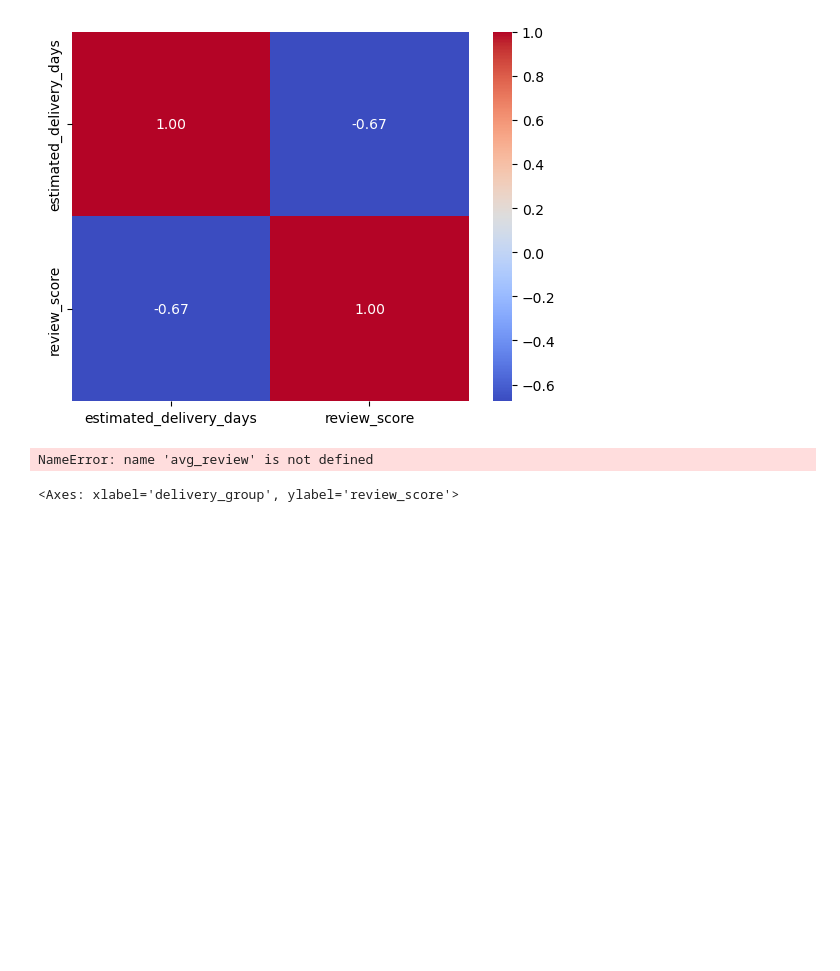
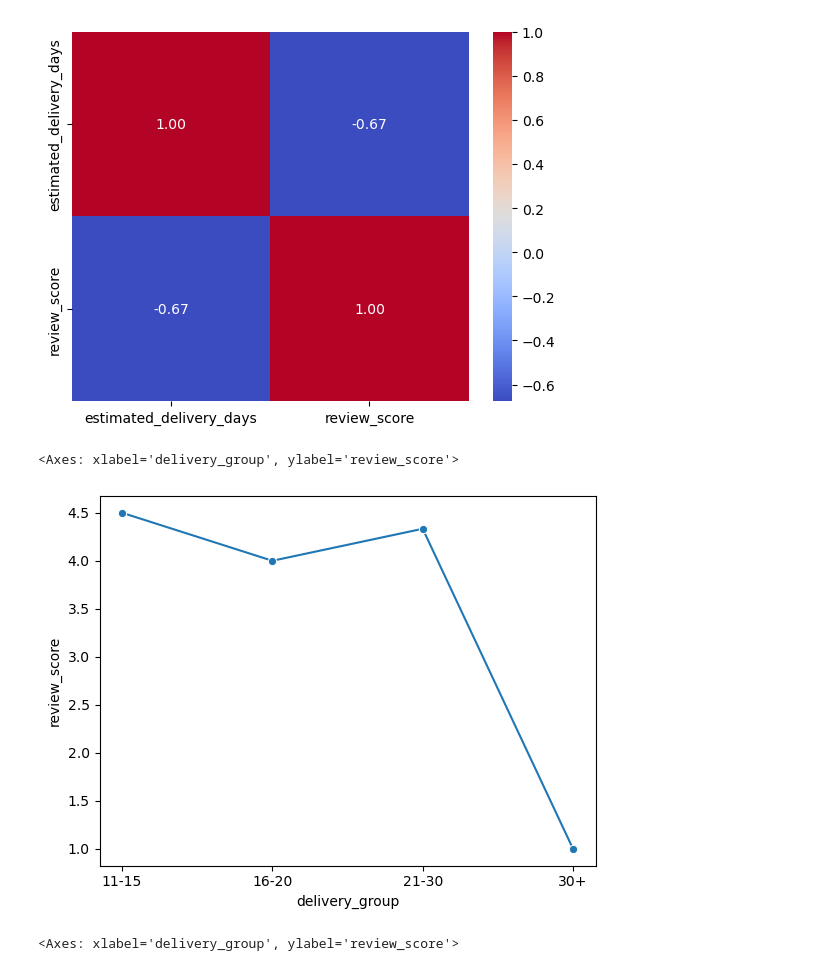
Before and after one commit to Vinaychauhan06/E-Commerce-Analytics-Dashboard-Python-SQL-Power-BI-, a Jupyter notebook: 02_EDA_Analysis.ipynb, the cells around one changed output. Drawn from its saved outputs; the diff is of its cells as text; code cells hidden in the pictures; blank space fills up the shorter version.

```diff
--- a/02_EDA_Analysis.ipynb
+++ b/02_EDA_Analysis.ipynb
@@ -406,21 +422,22 @@ sns.heatmap(corr_review ,annot=True,cmap='coolwarm',fmt='.2f')
 # %% [output]
 <Axes: >
 [figure]
-# %%
-sns.lineplot(
-    data=avg_review,
-    x='estimated_delivery_days',
-    y='review_score',
-    marker='o'
-)
-# %% [output]
-NameError: name 'avg_review' is not defined
 # %%
 order_review_time['delivery_group'] = pd.cut(
     order_review_time['estimated_delivery_days'],
     bins=[0,5,10,15,20,30,50],
     labels=['1-5','6-10','11-15','16-20','21-30','30+']
 )
+# %%
+sns.lineplot(
+    data=avg,
+    x='delivery_group',
+    y='review_score',
+    marker='o'
+)
+# %% [output]
+<Axes: xlabel='delivery_group', ylabel='review_score'>
+[figure, added]
 # %%
 avg = (order_review_time
        .groupby('delivery_group')['review_score']
```
Also changed, not shown: parts of 23 cells of this notebook, 1 other file.
